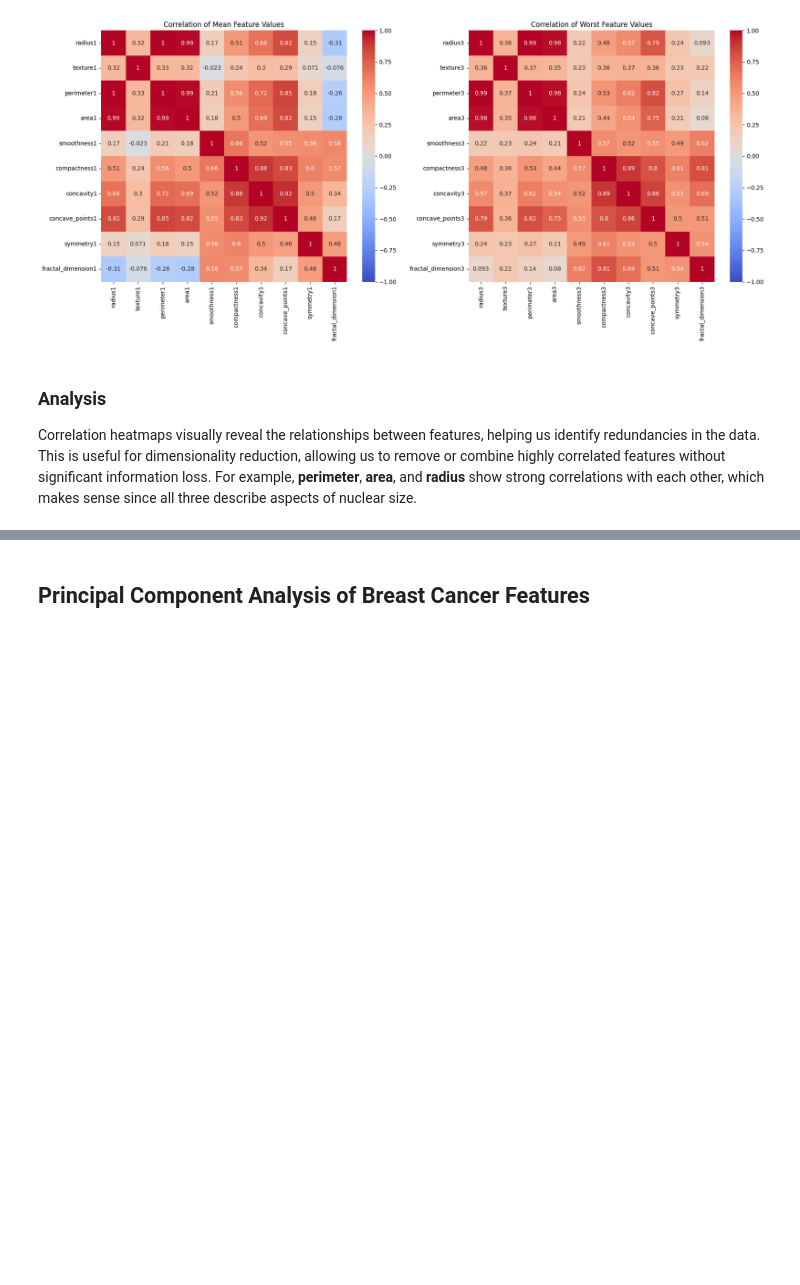
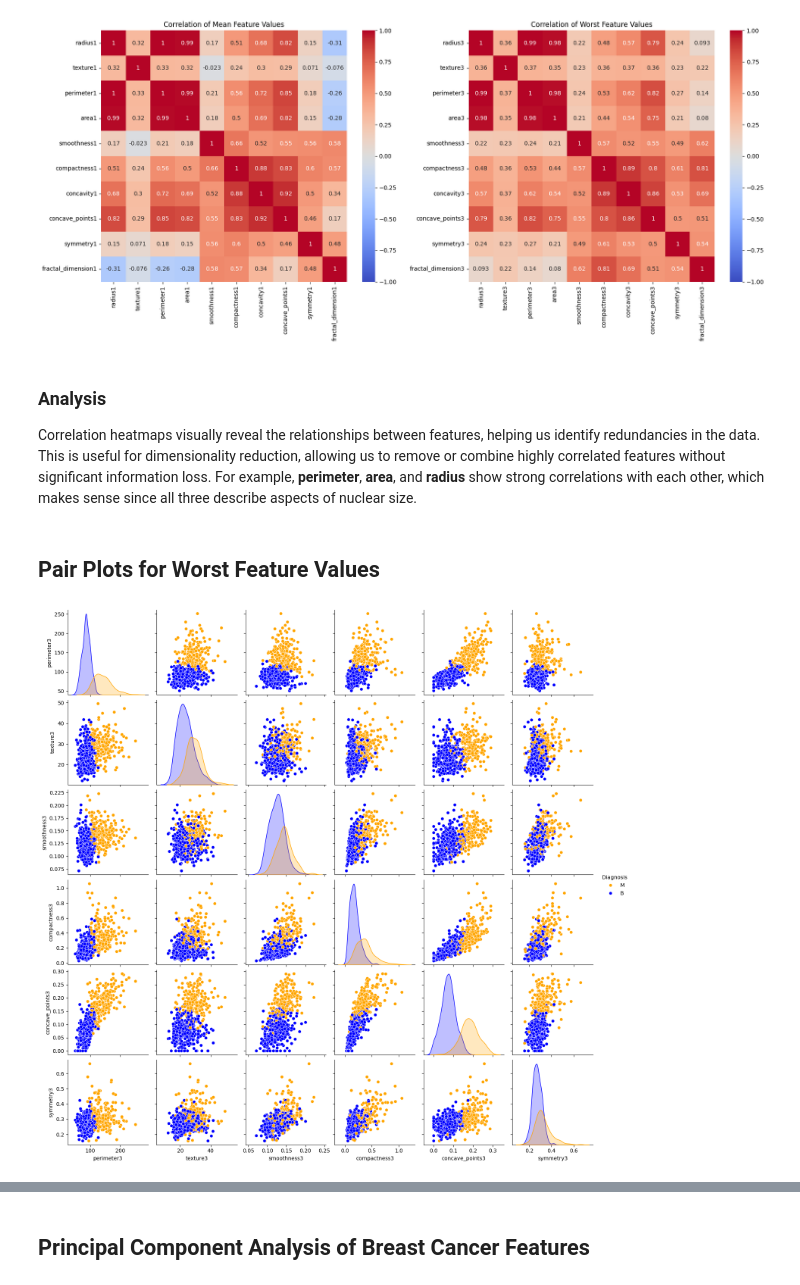
Before and after one commit to emilysaunders28/breast-cancer, a Jupyter notebook: breast_cancer_visualization.ipynb, the cells around one changed output, grey strips where cells are left out. Cells and saved outputs as stored; diff of their text form; code cells hidden in the pictures; blank space fills up the shorter version.

Commit message:
Added pair plots

```diff
--- a/breast_cancer_visualization.ipynb
+++ b/breast_cancer_visualization.ipynb
@@ -132,3 +132,11 @@ plt.show()
 # %% [markdown]
 ### Analysis
 Correlation heatmaps visually reveal the relationships between features, helping us identify redundancies in the data. This is useful for dimensionality reduction, allowing us to remove or combine highly correlated features without significant information loss. For example, **perimeter**, **area**, and **radius** show strong correlations with each other, which makes sense since all three describe aspects of nuclear size.
+# %% [markdown]
+## Pair Plots for Worst Feature Values
+# %%
+palette = {'B': 'blue', 'M': 'orange'}
+sns.pairplot(df, vars=['perimeter3', 'texture3', 'smoothness3', 'compactness3', 'concave_points3', 'symmetry3'], hue='Diagnosis', palette=palette)
+plt.show()
+# %% [output]
+[figure, added]
```
Also changed, not shown: parts of 2 cells of this notebook.
